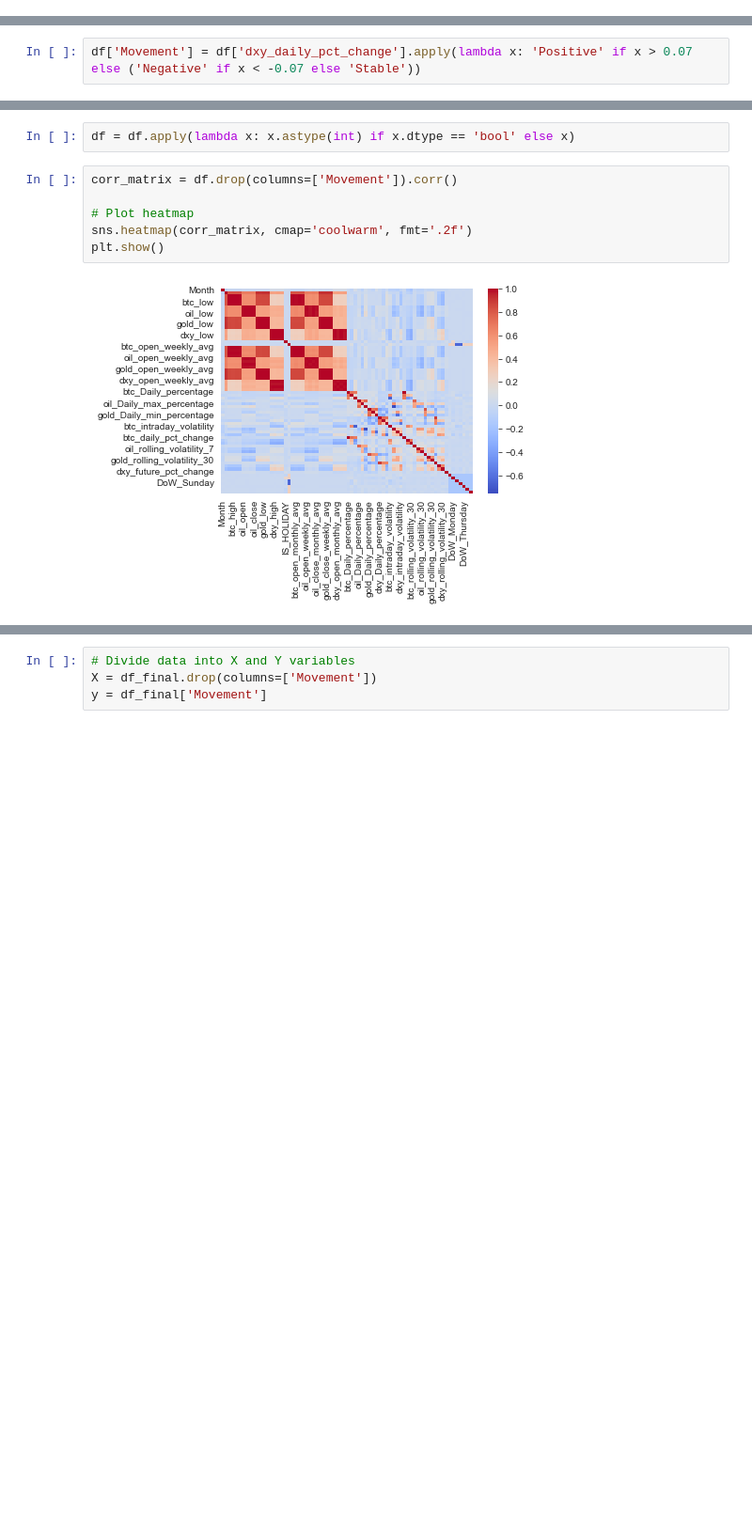
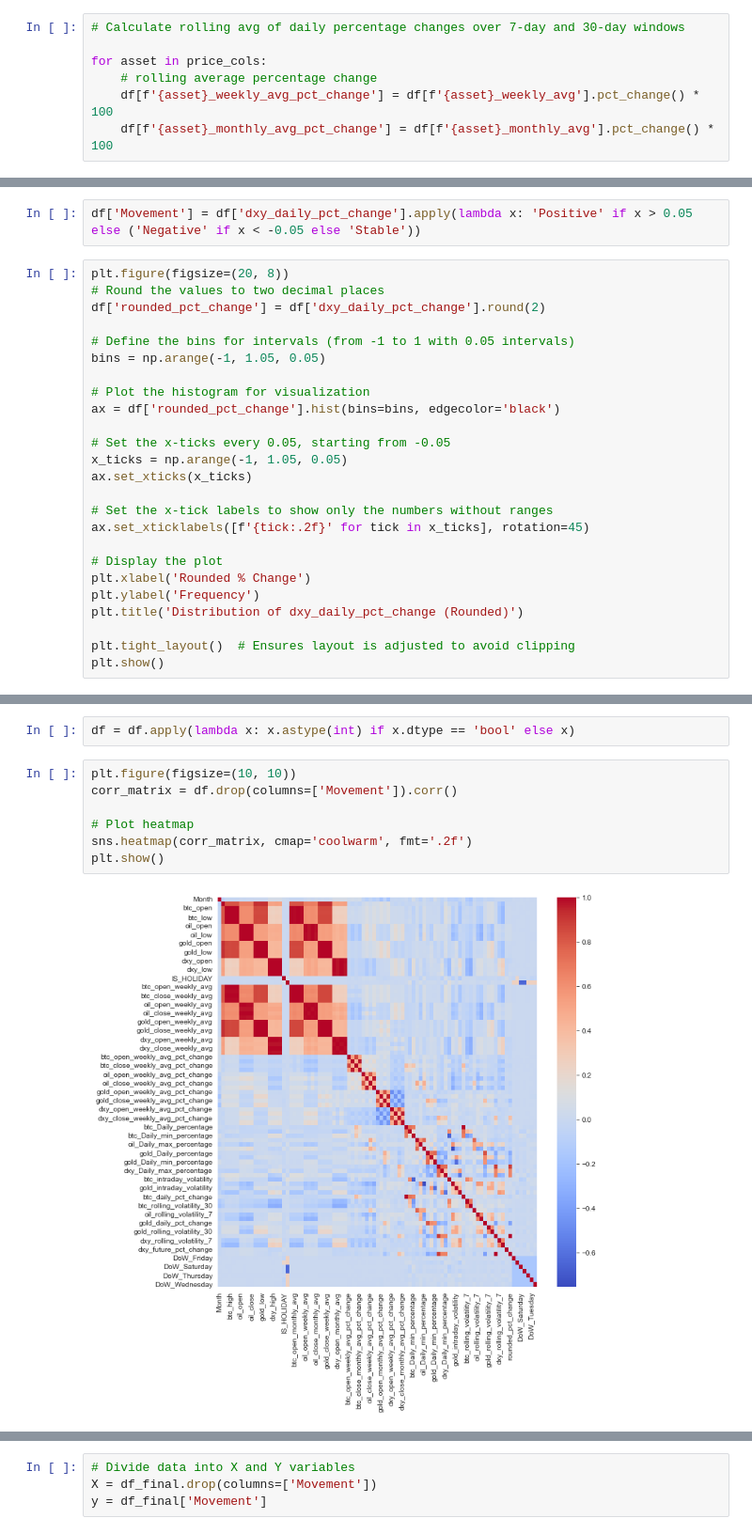
Before and after one commit to coderacheal/Inter-Market-Dynamics-Gold-Oil-Bitcoin-Dollar-Index, a Jupyter notebook: Notebooks/ml_pipelines2.ipynb, the cells around one changed output, grey strips where cells are left out. Shown at 94% size. Drawn from its saved outputs; the diff is of its cells as text; blank space fills up the shorter version.

```diff
--- a/Notebooks/ml_pipelines2.ipynb
+++ b/Notebooks/ml_pipelines2.ipynb
@@ -400,6 +400,13 @@ price_cols = ['btc_open', 'btc_close', 'oil_open', 'oil_close', 'gold_open', 'go
 for col in price_cols:
     df[f'{col}_weekly_avg'] = df[col].rolling(window=7, min_periods=1).mean()
     df[f'{col}_monthly_avg'] = df[col].rolling(window=30, min_periods=1).mean()
+# %%
+# Calculate rolling avg of daily percentage changes over 7-day and 30-day windows
+
+for asset in price_cols:
+    # rolling average percentage change
+    df[f'{asset}_weekly_avg_pct_change'] = df[f'{asset}_weekly_avg'].pct_change() * 100
+    df[f'{asset}_monthly_avg_pct_change'] = df[f'{asset}_monthly_avg'].pct_change() * 100
 # %%
 # Asset categories and their respective price types
 assets = {
@@ -592,4 +598,29 @@ ColumnTransformer(transformers=[('numerical_pipeline',
 # %% [markdown]
 ### **`Modelling & Evaluation`**
 # %%
-df['Movement'] = df['dxy_daily_pct_change'].apply(lambda x: 'Positive' if x > 0.07 else ('Negative' if x < -0.07 else 'Stable'))
+df['Movement'] = df['dxy_daily_pct_change'].apply(lambda x: 'Positive' if x > 0.05 else ('Negative' if x < -0.05 else 'Stable'))
+# %%
+plt.figure(figsize=(20, 8))
+# Round the values to two decimal places
+df['rounded_pct_change'] = df['dxy_daily_pct_change'].round(2)
+
+# Define the bins for intervals (from -1 to 1 with 0.05 intervals)
+bins = np.arange(-1, 1.05, 0.05)
+
+# Plot the histogram for visualization
+ax = df['rounded_pct_change'].hist(bins=bins, edgecolor='black')
+
+# Set the x-ticks every 0.05, starting from -0.05
+x_ticks = np.arange(-1, 1.05, 0.05)
+ax.set_xticks(x_ticks)
+
+# Set the x-tick labels to show only the numbers without ranges
+ax.set_xticklabels([f'{tick:.2f}' for tick in x_ticks], rotation=45)
+
+# Display the plot
+plt.xlabel('Rounded % Change')
+plt.ylabel('Frequency')
+plt.title('Distribution of dxy_daily_pct_change (Rounded)')
+
+plt.tight_layout()  # Ensures layout is adjusted to avoid clipping
+plt.show()
@@ -653,13 +686,14 @@ dtype: object
 # %%
 df = df.apply(lambda x: x.astype(int) if x.dtype == 'bool' else x)
 # %%
+plt.figure(figsize=(10, 10))
 corr_matrix = df.drop(columns=['Movement']).corr()
 
 # Plot heatmap
 sns.heatmap(corr_matrix, cmap='coolwarm', fmt='.2f')
 plt.show()
 # %% [output]
-[figure, old version]
+[figure, new version]
 # %%
 # Compute VIF for each feature
 data = add_constant(df.drop(columns=['Movement']))
```
Also changed, not shown: parts of 36 cells of this notebook, 2 other files.
